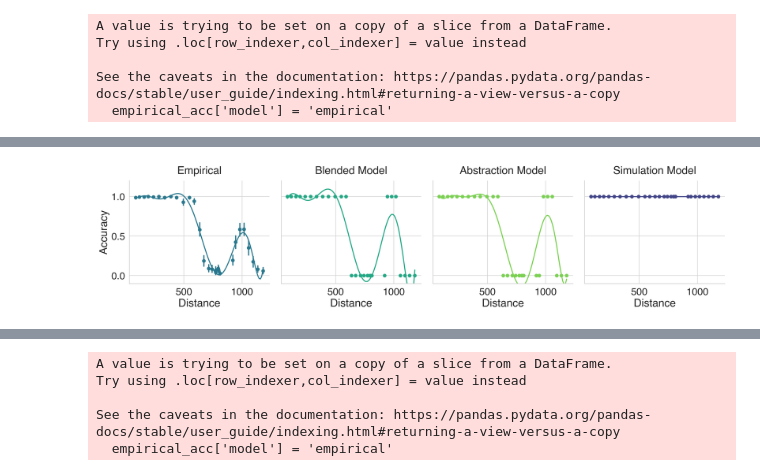
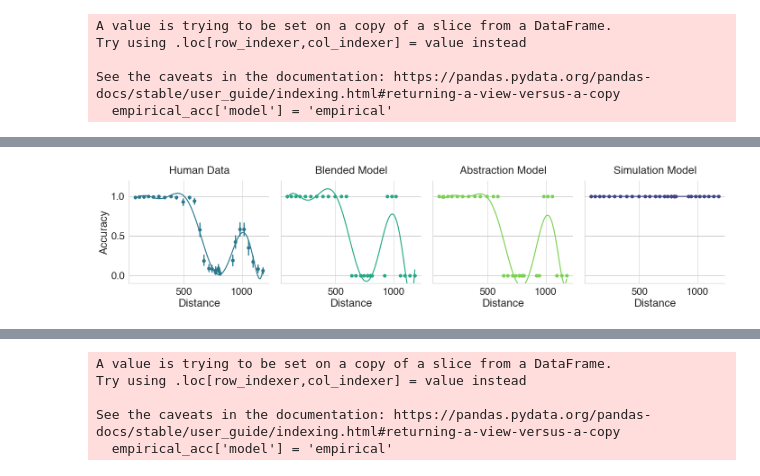
Before and after one commit to flxsosa/physics_abstraction, a Jupyter notebook: notebooks/experiment2_analysis.ipynb, the cells around one changed output, grey strips where cells are left out. Saved outputs shown, nothing was run; the diff lists cells and outputs as text; code cells hidden in the pictures.

```diff
--- a/notebooks/experiment2_analysis.ipynb
+++ b/notebooks/experiment2_analysis.ipynb
@@ -310,32 +264,32 @@ accuracy_df = accuracy_df.merge(distance_df, on='scene')
 # %%
 ax = sns.lmplot(
     data=accuracy_df[accuracy_df.scene_type =='1'],
     x="distance",
     y="correct",
     hue='model',
     order=8,
     col='model',
     col_order=[
         'empirical',
         'blended',
         'abstraction',
         'simulation',
     ],
     y_jitter=.01,
     palette='viridis',
     ci=None,
     x_ci=95,
     x_estimator=np.mean
 )
 ax.set(ylim=(-0.1,1.2))
 axes = ax.axes.flatten()
-axes[0].set_title('Empirical',pad=15)
+axes[0].set_title('Human Data',pad=15)
 axes[1].set_title('Blended Model', pad=15)
 axes[2].set_title('Abstraction Model', pad=15)
 axes[3].set_title('Simulation Model', pad=15)
 ax.set_axis_labels(x_var='Distance', y_var='Accuracy')
 
 if True:
     plt.savefig(f'{figure_dir}/exp2_results_panel.pdf')
 # %% [output]
-[figure, old version]
+[figure, new version]
```
Also changed, not shown: parts of 20 cells of this notebook, 2 other files.
